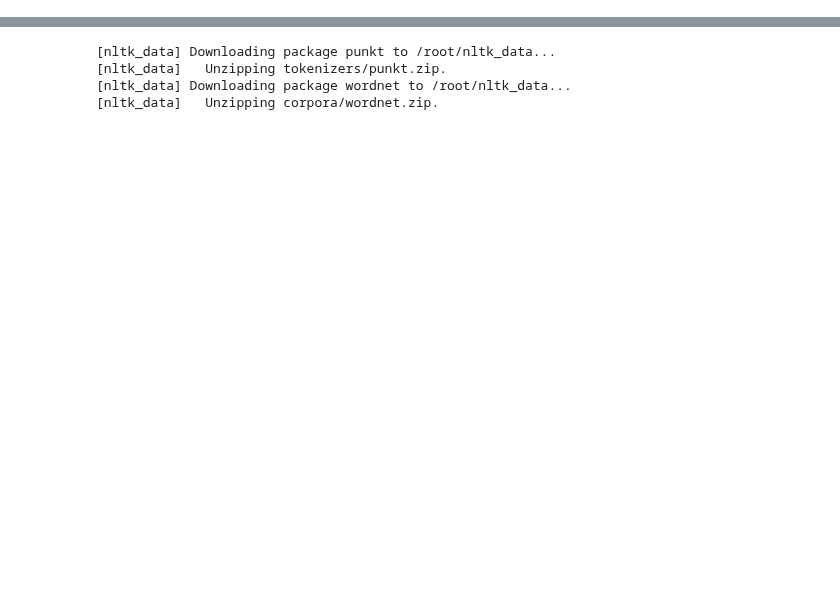
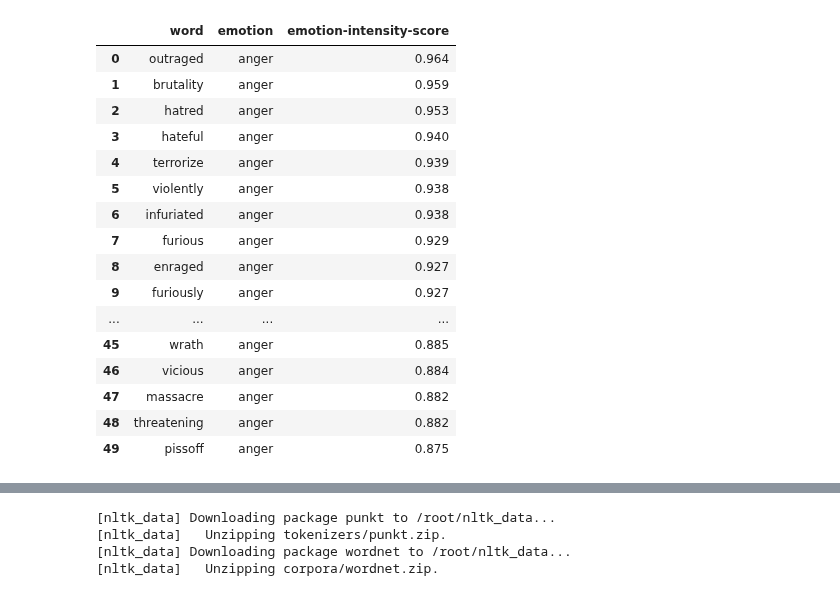
Before and after one commit to Gail529/Recommendation-system, a Jupyter notebook: nrc_song.ipynb, the cells around one changed output, grey strips where cells are left out. Saved outputs shown, nothing was run; the diff lists cells and outputs as text; code cells hidden in the pictures; blank space fills up the shorter version.

Commit message:
compiled emotional words

```diff
--- a/nrc_song.ipynb
+++ b/nrc_song.ipynb
@@ -5,4 +5,7 @@ import numpy as np
 import pandas as pd
 import string
 # %%
-emo=pd.read_csv('/content/NRC-Emotion-Intensity-Lexicon-v1.txt',sep='\t')
+emo=pd.read_csv('/content/NRC-Emotion-Intensity-Lexicon-v1-ForVariousLanguages.txt',sep='\t')
+# %%
+emo_df=emo.filter(items=['word','emotion','emotion-intensity-score'])
+emo_df
@@ -9,4 +26,22 @@ emo=pd.read_csv('/content/NRC-Emotion-Intensity-Lexicon-v1.txt',sep='\t')
 # %%
-emo.head(50)
+emo_df.head(50)
+# %% [output]
+|  | word | emotion | emotion-intensity-score |
+| 0 | outraged | anger | 0.964 |
+| 1 | brutality | anger | 0.959 |
+| 2 | hatred | anger | 0.953 |
+| 3 | hateful | anger | 0.940 |
+| 4 | terrorize | anger | 0.939 |
+| 5 | violently | anger | 0.938 |
+| 6 | infuriated | anger | 0.938 |
+| 7 | furious | anger | 0.929 |
+| 8 | enraged | anger | 0.927 |
+| 9 | furiously | anger | 0.927 |
+| ... | ... | ... | ... |
+| 45 | wrath | anger | 0.885 |
+| 46 | vicious | anger | 0.884 |
+| 47 | massacre | anger | 0.882 |
+| 48 | threatening | anger | 0.882 |
+| 49 | pissoff | anger | 0.875 |
 # %%
 emo_word=emo.loc[(emo['word'] == 'money') & (emo['emotion-intensity-score'] >= 0.5 )]
```
Also changed, not shown: parts of 7 cells of this notebook.
